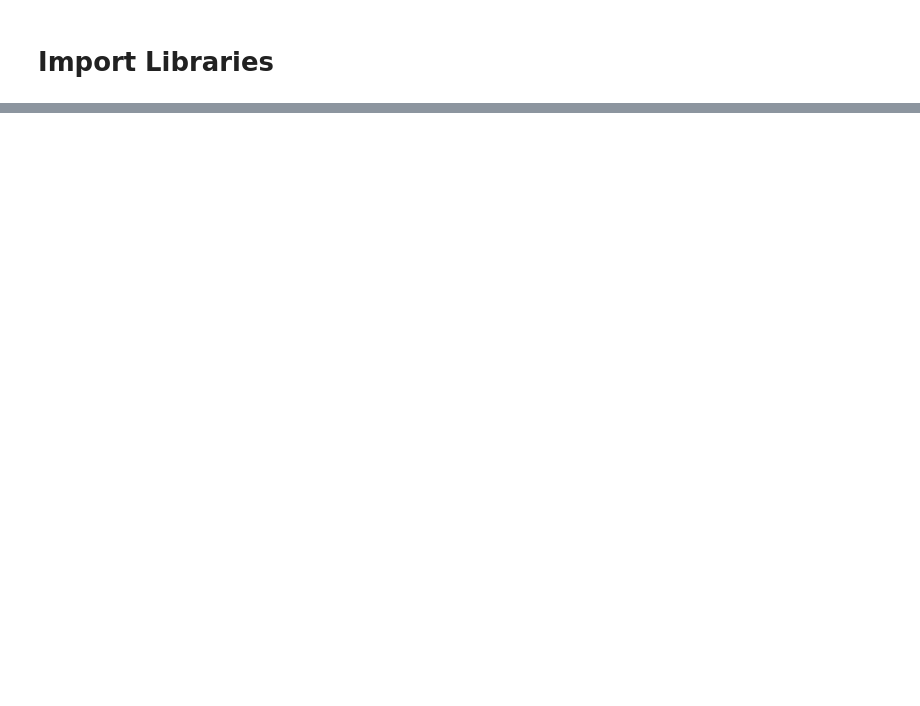
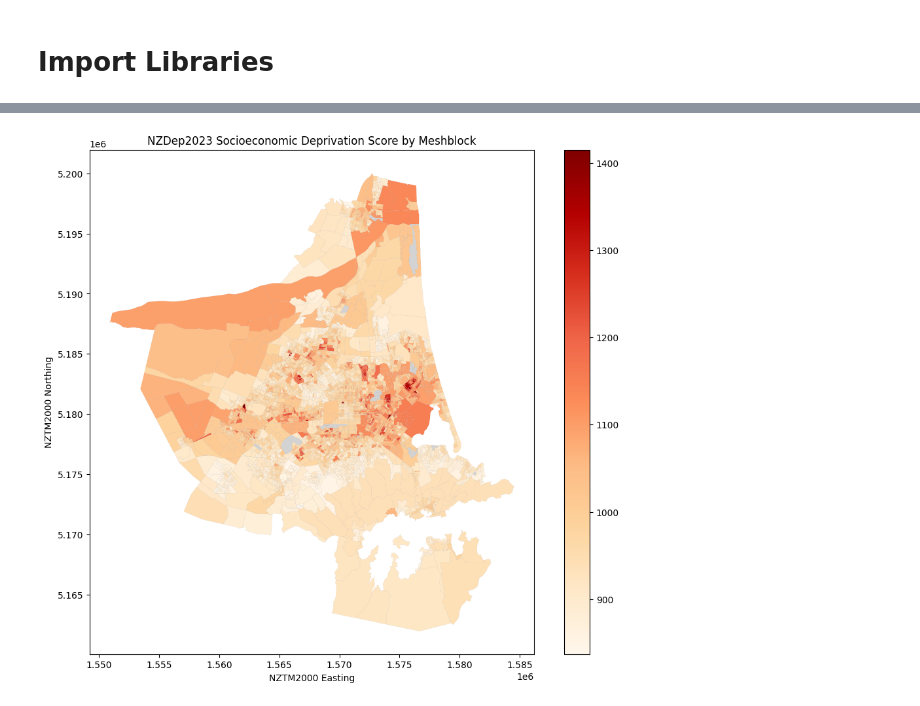
Before and after one commit to Carrie-lml/canterbury-nzdep-spatial-analysis, a Jupyter notebook: scripts/analysis.ipynb, the cells around one changed output, grey strips where cells are left out. Cells and saved outputs as stored; diff of their text form; code cells hidden in the pictures; blank space fills up the shorter version.

```diff
--- a/scripts/analysis.ipynb
+++ b/scripts/analysis.ipynb
@@ -10,0 +36,3 @@ ModuleNotFoundError: No module named 'geopandas'
+# %%
+meshblocks_gdf = gpd.read_file('/Users/carrie/canterbury-nzdep-spatial-analysis/christchurch-nzdep-spatial-analysis/data/statsnz-meshblock-2023-generalised-SHP.zip')
+meshblocks_gdf.head()
@@ -10,0 +81,12 @@ ModuleNotFoundError: No module named 'geopandas'
+# %%
+meshblocks_gdf['MB2023_V1_'] = meshblocks_gdf['MB2023_V1_'].astype(str)
+areas['MB2023_code'] = areas['MB2023_code'].astype(str)
+meshblocks_with_area = meshblocks_gdf.merge(
+    areas[['MB2023_code', 'TA2023_name']],
+    left_on='MB2023_V1_',
+    right_on='MB2023_code',
+    how='left'
+)
+chch_urban_mb_codes = areas[areas['UA2017_name'] == 'Christchurch']['MB2023_code']
+chch_meshblocks_gdf = meshblocks_gdf[meshblocks_gdf['MB2023_V1_'].isin(chch_urban_mb_codes)]
+chch_meshblocks_gdf.head()
@@ -10,0 +156,11 @@ ModuleNotFoundError: No module named 'geopandas'
+# %%
+chch_meshblocks_gdf = chch_meshblocks_gdf.copy()
+chch_meshblocks_gdf['MB2023_V1_'] = chch_meshblocks_gdf['MB2023_V1_'].astype(str).str.zfill(7)
+# %%
+chch_nzdep = chch_meshblocks_gdf.merge(
+    nzdep_mb,
+    left_on='MB2023_V1_',
+    right_on='MB2023_code',
+    how='left'
+)
+chch_nzdep.head()
@@ -10,0 +174,20 @@ ModuleNotFoundError: No module named 'geopandas'
+# %%
+ax = chch_nzdep.plot(
+    column='NZDep2023_Score',
+    cmap='OrRd',
+    legend=True,
+    figsize=(12, 10),
+    edgecolor='black',
+    linewidth=0.02,
+    missing_kwds={
+        "color": "lightgrey",
+        "label": "No data"
+    }
+)
+
+plt.title('NZDep2023 Socioeconomic Deprivation Score by Meshblock')
+plt.xlabel('NZTM2000 Easting')
+plt.ylabel('NZTM2000 Northing')
+plt.show()
+# %% [output]
+[figure, added]
```
Also changed, not shown: parts of 55 cells of this notebook.
